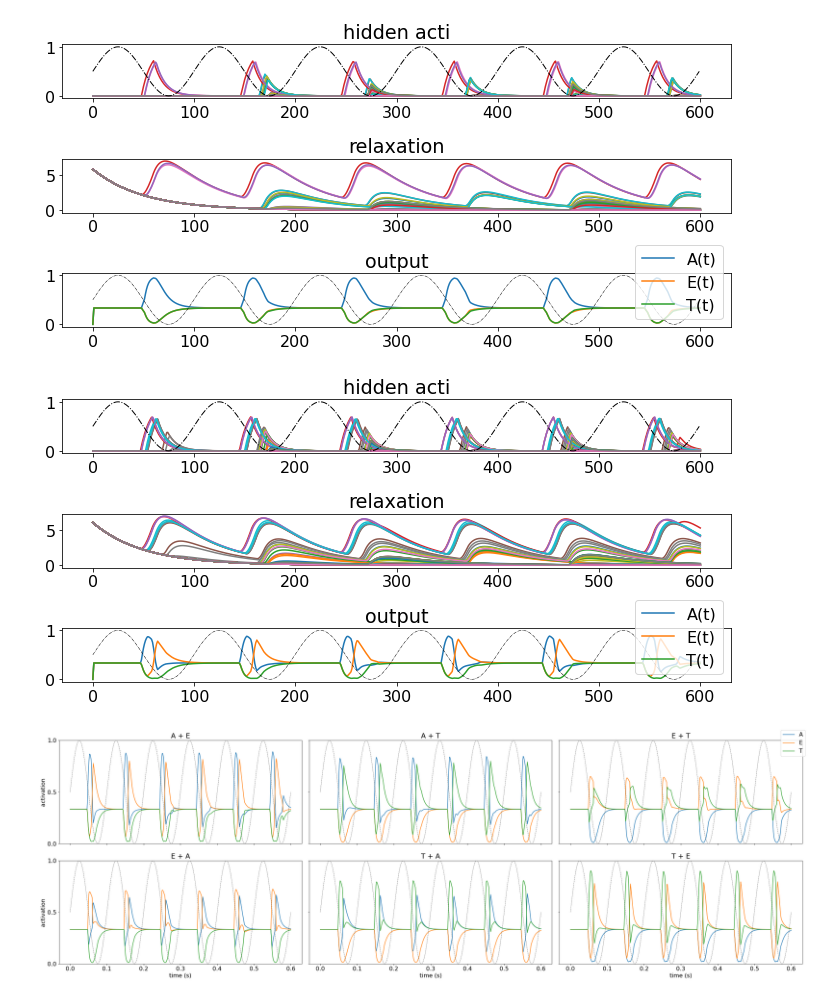
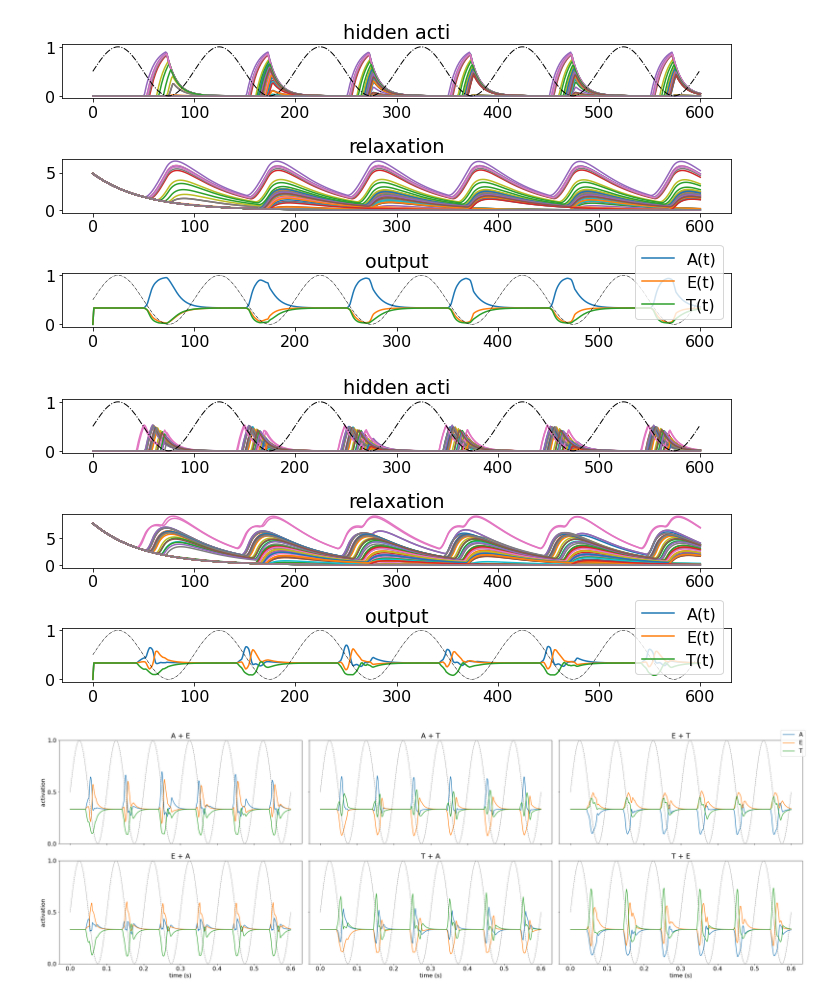
Before and after one commit to katduecker/dnn_osci, a Jupyter notebook: aet_pytorch/aet_train.ipynb, the cells around one changed output. Cells and saved outputs as stored; diff of their text form; code cells hidden in the pictures.

```diff
--- a/aet_pytorch/aet_train.ipynb
+++ b/aet_pytorch/aet_train.ipynb
@@ -26,19 +26,20 @@ plt.rc('font',**font)
 nn_dim_ = [28,68,3]
 eta_ = 0.15
 mini_sz_ = 1
-num_epo_ = 2000
+num_epo_ = 60
 kl_reg_ = []#[0,0.001]
 sig_param = [2, -2.5]
 
 #lossfun = [nn.BCELoss(), nn.Sigmoid()]
 #lossfun = [aet_net.CE_loss, nn.Softmax(dim=0)]
-lossfun = [nn.MSELoss(), nn.Softmax(dim=0)]
+lossfun = [nn.MSELoss(), nn.Softmax(dim=-1)]
+#lossfun = [nn.CrossEntropyLoss(reduction='sum'), nn.Softmax(dim=1)]
 params = nn_dim_,eta_,mini_sz_,num_epo_,kl_reg_,sig_param
 
 
 model = aet_net.net(params,lossfun)
-model = aet_net.init_params(model,weight_init='normal')
-model = model.to(DEVICE)
+model = aet_net.init_params(model,weight_init='uni')
+optimizer = torch.optim.SGD(model.parameters(),lr=eta_)
 # %%
 # train model
 plt.rcParams["figure.figsize"] = (10,5)
@@ -210,41 +211,41 @@ font = {'family' : 'Arial',
         'weight' : 'normal',
         'size'   : 16}
 plt.rc('font',**font)
 
 
 alpha_params = [10,3]
-dyn_params = [0.01,0.05,6,0.05,0,1]   # [tau_h, tau_r, r_scale factor, T, h start, R start]
+dyn_params = [0.01,0.05,4,0.05,0,1]   # [tau_h, tau_r, r_scale factor, T, h start, R start]
 _io = 0
 
 timevec = np.linspace(0,0.6,600)
 
 Z_t,H_t, R_t, O_t  = aet_dyn.euler_dyn(model,x_train[0], dyn_params, timevec, alpha_params,DEVICE,inp_on=_io)
 
 fig,ax = plt.subplots(3,1)
 ax[2].plot(O_t.T.cpu().detach().numpy())
 ax[2].legend(('A(t)','E(t)','T(t)','Z(t)'),loc='lower right')
 ax[2].set_title('output')
 
 ax[1].plot(R_t.T.cpu().detach().numpy())
 ax[1].set_title('relaxation')
 ax[0].plot(H_t.T.cpu().detach().numpy())
 ax[0].set_title('hidden acti')
 
 if alpha_params[1]:
     alpha_inh = 0.5*np.sin(2*np.pi*timevec*10)+0.5
     ax[2].plot(alpha_inh,'k',linewidth=0.5,linestyle='-.')
     ax[0].plot(alpha_inh,'k',linewidth=1,linestyle='-.')
 fig.tight_layout()
 
 fig.savefig('dyna_alpha_A.png')
 # %% [output]
-[figure, old version]
+[figure, new version]
 # %%
 # competing inputs + dynamics
 #plt.rcParams["figure.figsize"] = (15,5)
 
 alpha_params = [10,3]
-dyn_params = [0.01,0.05,6,0.05,0,1]   # [tau_h, tau_r, r_scale factor, T, h start, R start]
+dyn_params = [0.01,0.05,7,0.05,0,1]   # [tau_h, tau_r, r_scale factor, T, h start, R start]
 _io = 0
 
 timevec = np.linspace(0,0.6,600)
@@ -276,12 +277,12 @@ if alpha_params[1]:
 else:
     fig.savefig('dyna_comp_AE_no_alpha.png')
 # %% [output]
-[figure, old version]
+[figure, new version]
 # %%
 plt.rcParams["figure.figsize"] = (30,10)
 # all combinations#
 alpha_params = [10,3]
-dyn_params = [0.01,0.05,6,0.05,0,1]   # [tau_h, tau_r, r_scale factor, T, h start, R start]
+dyn_params = [0.01,0.05,7,0.05,0,1]   # [tau_h, tau_r, r_scale factor, T, h start, R start]
 _io = 0
 timevec = np.linspace(0,0.6,600)
 fig,ax = plt.subplots(2,3,sharex=True,sharey=True)
@@ -324,4 +325,4 @@ if alpha_params[1]:
 else:
     fig.savefig('dyna_comp_no_alpha.png')
 # %% [output]
-[figure, old version]
+[figure, new version]
```
Also changed, not shown: parts of 4 cells of this notebook.
